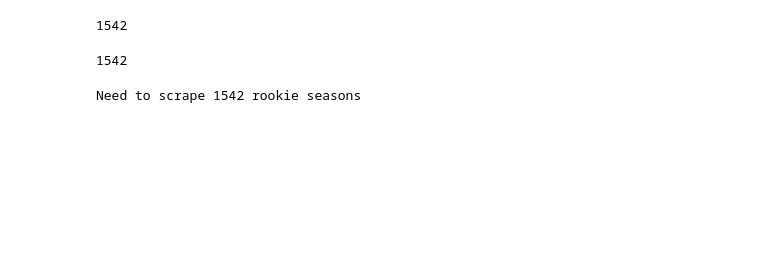
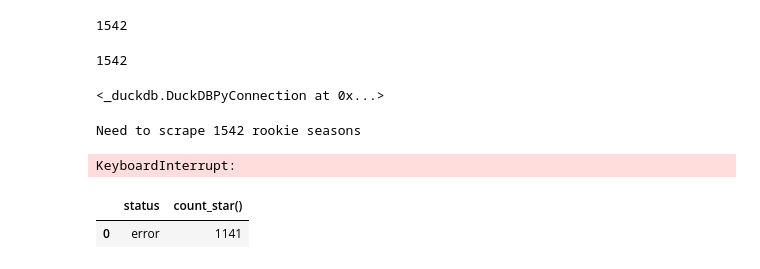
Before and after one commit to matthewellishanson/rookie-class-analysis, a Jupyter notebook: rookies.ipynb, the cells around one changed output. Cells and saved outputs as stored; diff of their text form; code cells hidden in the pictures; blank space fills up the shorter version.

Commit message:
attempting to log progress of scraper

```diff
--- a/rookies.ipynb
+++ b/rookies.ipynb
@@ -239,15 +262,21 @@ todo_bios = [pid for pid in unique_players if pid not in done_ids]
 len(todo_bios)
 # %% [output]
 1542
+# %%
+# clear scrape logs and rookie games for re-scraping
+con.execute("DELETE FROM scrape_log")
+con.execute("DELETE FROM rookie_games")
+# %% [output]
+<_duckdb.DuckDBPyConnection at 0x...>
 # %%
 # scrape gamelogs into database
-from datetime import datetime
+from datetime import datetime, timezone
 
 def log_scrape(player_id, rookie_season, status, error=None):
     con.execute("""
         INSERT INTO scrape_log
         VALUES (?, ?, ?, ?, ?)
-    """, [player_id, rookie_season, status, error, datetime.utcnow()])
+    """, [player_id, rookie_season, status, error, datetime.now(timezone.utc)])
 
 
 # Find which (player_id, rookie_season) still need scraping
@@ -270,9 +299,16 @@ for i, (player_id, rookie_season) in enumerate(todo, 1):
         log_scrape(player_id, rookie_season, "ok")
 
         if i % CHECKPOINT_EVERY == 0:
-            print(f"Scraped {i}/{len(todo)}")
+            counts = con.execute("""
+                SELECT status, COUNT(*)
+                FROM scrape_log
+                GROUP BY status
+            """).fetchall()
 
-        time.sleep(random.uniform(10, 18))
+        print(f"Scraped {i}/{len(todo)} — status summary: {counts}")
+
+
+        time.sleep(random.uniform(20, 35))
 
     except requests.HTTPError as e:
         if "429" in str(e):
@@ -286,6 +322,16 @@ for i, (player_id, rookie_season) in enumerate(todo, 1):
         log_scrape(player_id, rookie_season, "error", str(e))
 # %% [output]
 Need to scrape 1542 rookie seasons
+KeyboardInterrupt:
+# %%
+con.execute("""
+    SELECT status, COUNT(*)
+    FROM scrape_log
+    GROUP BY status
+""").fetchdf()
+# %% [output]
+|  | status | count_star() |
+| 0 | error | 1141 |
 # %%
 con = duckdb.connect("assets/rookies.duckdb")
 
```
Also changed, not shown: parts of 7 cells of this notebook, 2 other files.
